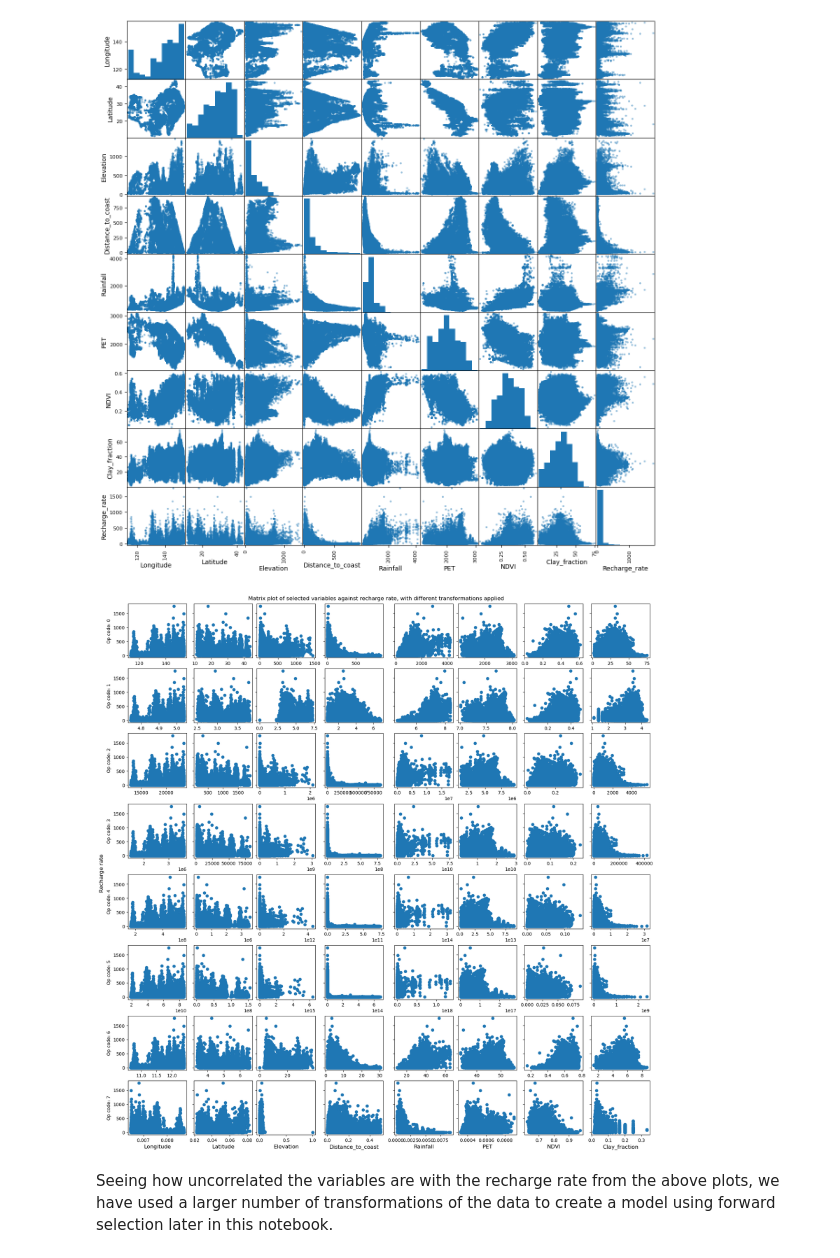
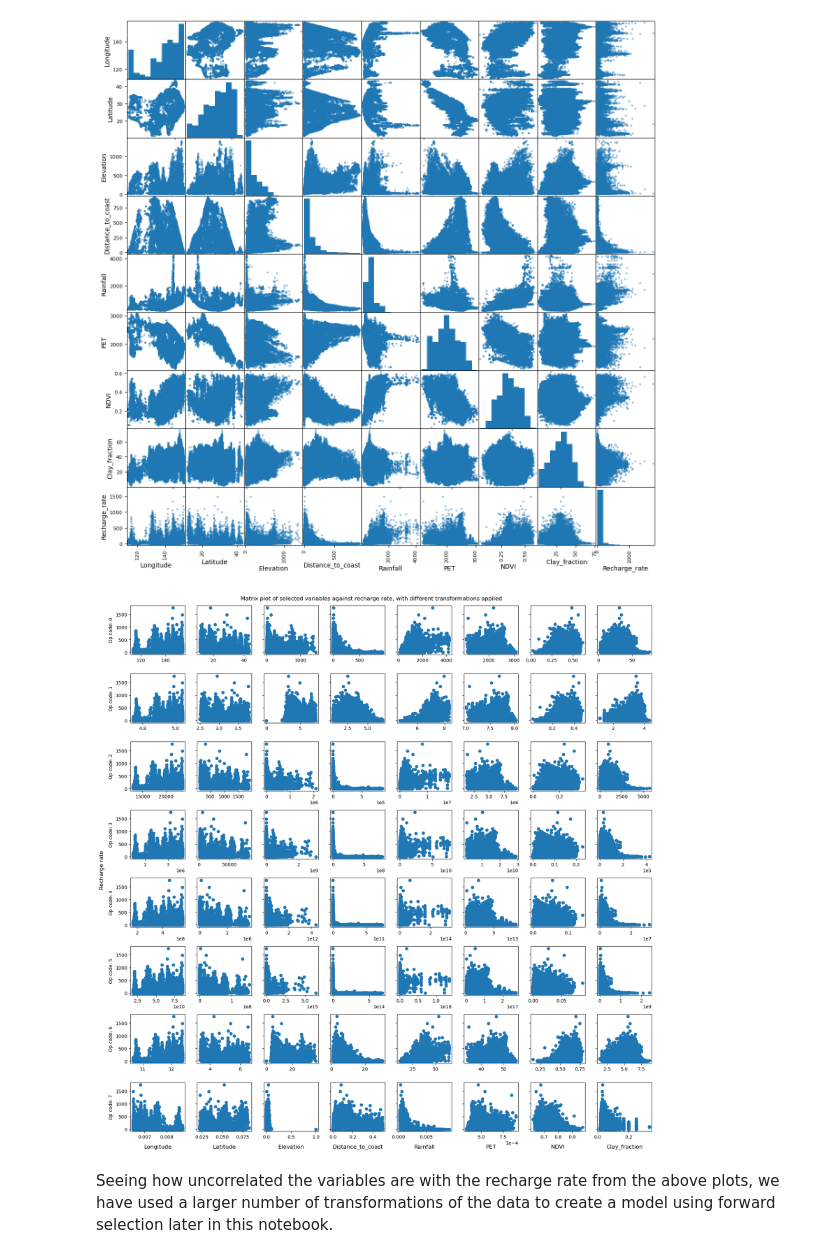
Before and after one commit to Matei-Stoica-Uni/Capstone-Case-Study---Australia, a Jupyter notebook: AUS_gw_recharge_capstonecasestudy.ipynb, the cells around one changed output. Saved outputs shown, nothing was run; the diff lists cells and outputs as text; code cells hidden in the pictures.

Commit message:
adjusted spacings on tranformation showcase graph

```diff
--- a/AUS_gw_recharge_capstonecasestudy.ipynb
+++ b/AUS_gw_recharge_capstonecasestudy.ipynb
@@ -216,40 +216,40 @@ def graph_transformations(op_code, operand):
     elif op_code == 4:
         return operand**4
     elif op_code == 5:
         return operand**5
     elif op_code == 6:
         return np.sqrt(operand)
     elif op_code == 7:
         return np.divide(1.0,operand+1)
     else:
         raise Exception("invalid op code")
 
 
 fig, ax = plt.subplots(ncols=8, nrows=8, figsize=(17,17), sharey=True)
 
 columns = boredata_numeric.columns
 
 
 
-
 for i in range(8):
     for j in range(8):
         if j == 0:
             ax[i][j].set_ylabel(f'Op code: {i}', loc='center')
         ax[i][j].scatter(
         graph_transformations(i,boredata_numeric[columns[j]]),
         boredata_numeric['Recharge_rate']
         )
+        ax[i][j].ticklabel_format(scilimits=[-4,5])
 
 for i in range(8):
-    ax[7][i].set_title(label=columns[i], y=-0.3)
+    ax[7][i].set_title(label=f'{columns[i]}', y=-0.4)
 
-fig.suptitle('Matrix plot of selected variables against recharge rate, with different transformations applied')
-fig.supylabel('Recharge rate')
-fig.set_constrained_layout(constrained=True);
-# fig.tight_layout()
+fig.suptitle('Matrix plot of selected variables against recharge rate, with different transformations applied \n')
+fig.supylabel('Recharge rate \n')
+# fig.set_constrained_layout(constrained=True);
+fig.tight_layout()
 # %% [output]
-[figure, old version]
+[figure, new version]
 # %% [markdown]
 Seeing how uncorrelated the variables are with the recharge rate from the above plots, we have used a larger number of transformations of the data to create a model using forward selection later in this notebook.
 # %%
```
